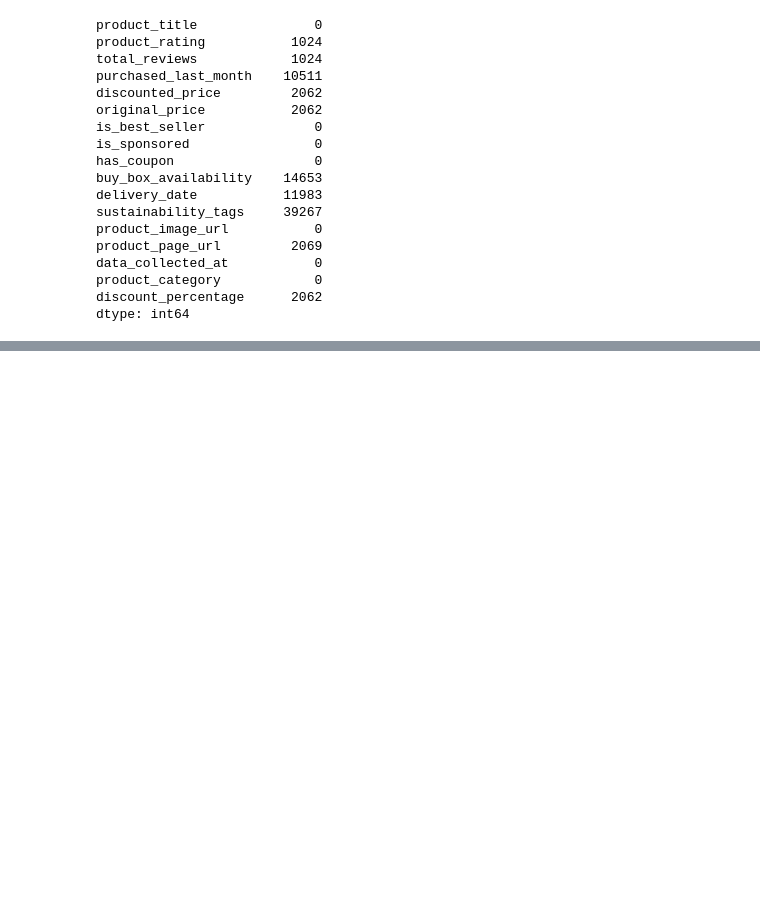
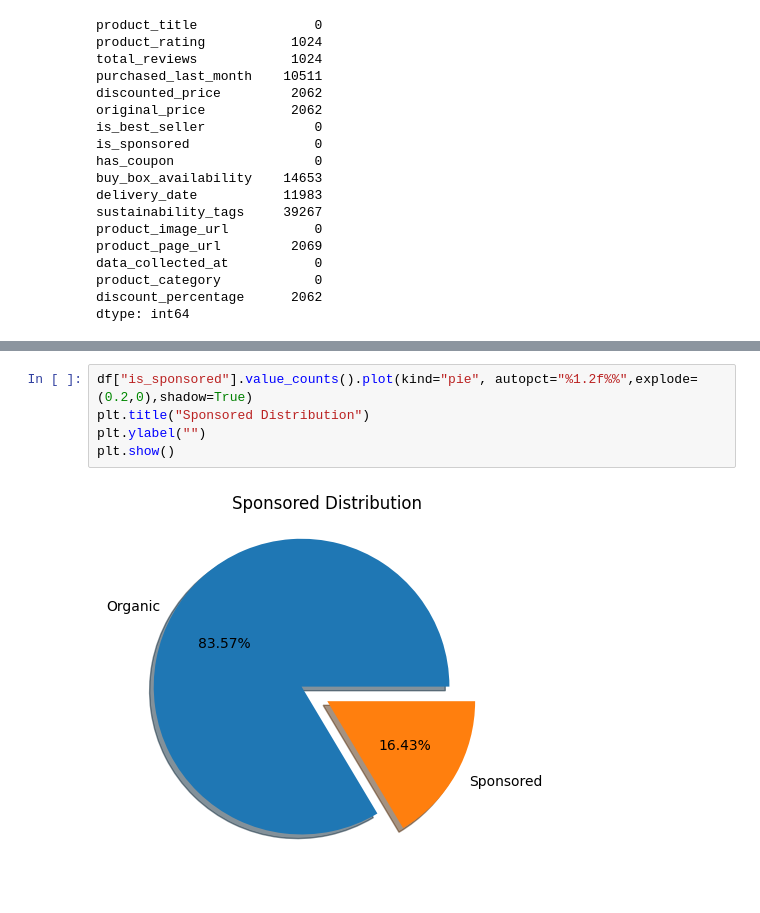
Before and after one commit to abinkgeo/daily-session-task, a Jupyter notebook: 13-01-2025/data_analysis.ipynb, the cells around one changed output, grey strips where cells are left out. Saved outputs shown, nothing was run; the diff lists cells and outputs as text; blank space fills up the shorter version.

```diff
--- a/13-01-2025/data_analysis.ipynb
+++ b/13-01-2025/data_analysis.ipynb
@@ -79,0 +212,7 @@ plt.show()
+# %%
+df["is_sponsored"].value_counts().plot(kind="pie", autopct="%1.2f%%",explode=(0.2,0),shadow=True)
+plt.title("Sponsored Distribution")
+plt.ylabel("")
+plt.show()
+# %% [output]
+[figure, added]
```
Also changed, not shown: parts of 12 cells of this notebook.
